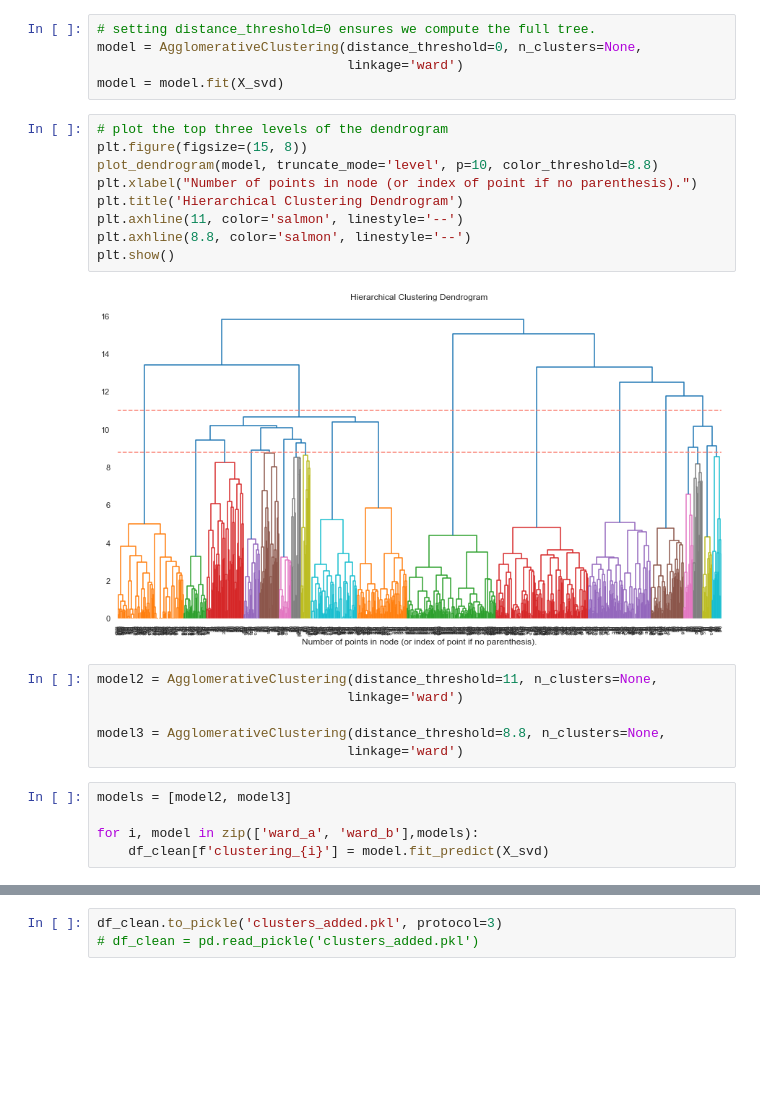
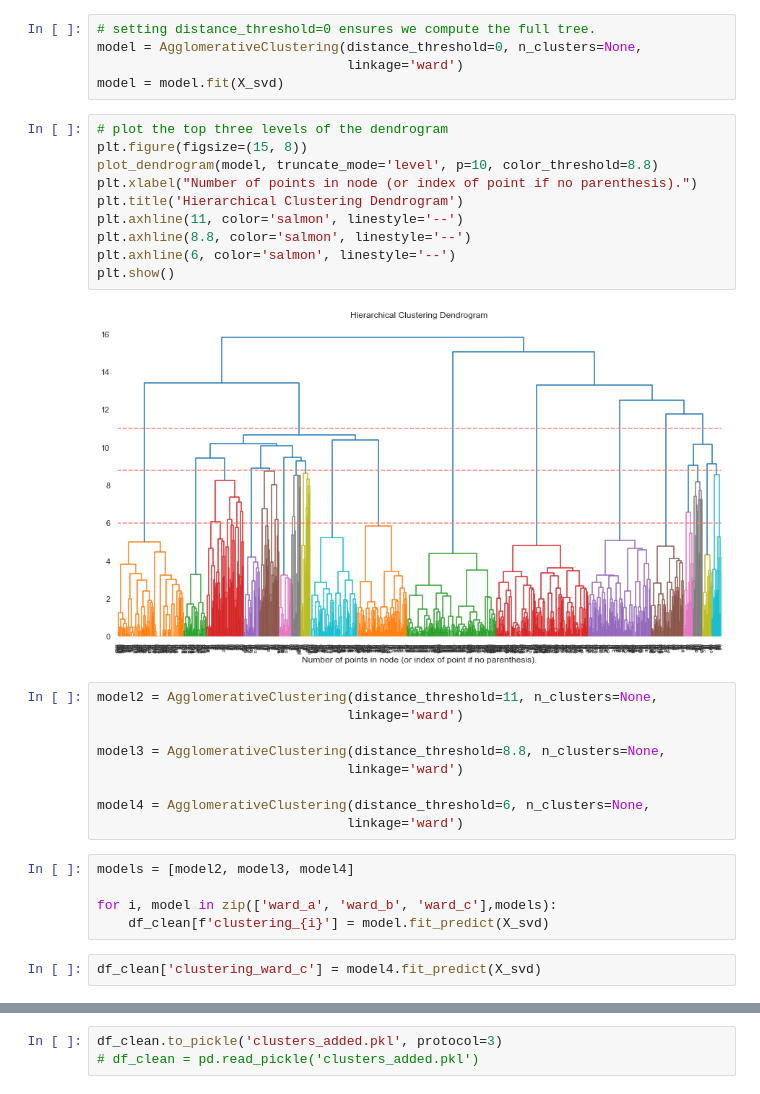
Before and after one commit to May-nerd/dmw-ml-final-project, a Jupyter notebook: data_cleaning/data_building_and_cleaning_with_vectorization.ipynb, the cells around one changed output, grey strips where cells are left out. Drawn from its saved outputs; the diff is of its cells as text; blank space fills up the shorter version.

Commit message:
Added ward_c

```diff
--- a/data_cleaning/data_building_and_cleaning_with_vectorization.ipynb
+++ b/data_cleaning/data_building_and_cleaning_with_vectorization.ipynb
@@ -490,23 +490,29 @@ model = model.fit(X_svd)
 # %%
 # plot the top three levels of the dendrogram
 plt.figure(figsize=(15, 8))
 plot_dendrogram(model, truncate_mode='level', p=10, color_threshold=8.8)
 plt.xlabel("Number of points in node (or index of point if no parenthesis).")
 plt.title('Hierarchical Clustering Dendrogram')
 plt.axhline(11, color='salmon', linestyle='--')
 plt.axhline(8.8, color='salmon', linestyle='--')
+plt.axhline(6, color='salmon', linestyle='--')
 plt.show()
 # %% [output]
-[figure, old version]
+[figure, new version]
 # %%
 model2 = AgglomerativeClustering(distance_threshold=11, n_clusters=None,
                                 linkage='ward')
 
 model3 = AgglomerativeClustering(distance_threshold=8.8, n_clusters=None,
                                 linkage='ward')
+
+model4 = AgglomerativeClustering(distance_threshold=6, n_clusters=None,
+                                linkage='ward')
 # %%
-models = [model2, model3]
+models = [model2, model3, model4]
 
-for i, model in zip(['ward_a', 'ward_b'],models):
+for i, model in zip(['ward_a', 'ward_b', 'ward_c'],models):
     df_clean[f'clustering_{i}'] = model.fit_predict(X_svd)
+# %%
+df_clean['clustering_ward_c'] = model4.fit_predict(X_svd)
 # %%
```
Also changed, not shown: parts of 2 cells of this notebook, 1 other file.
